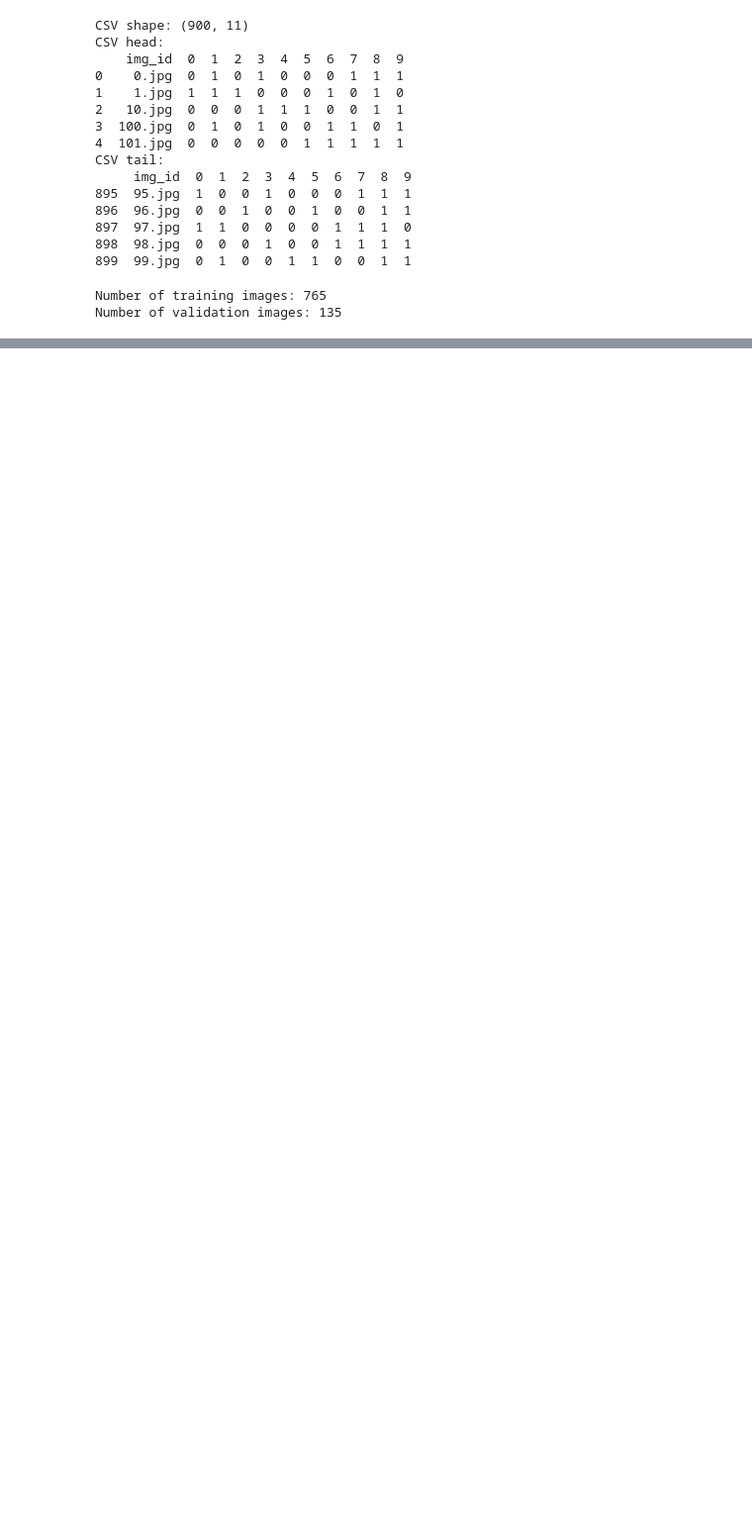
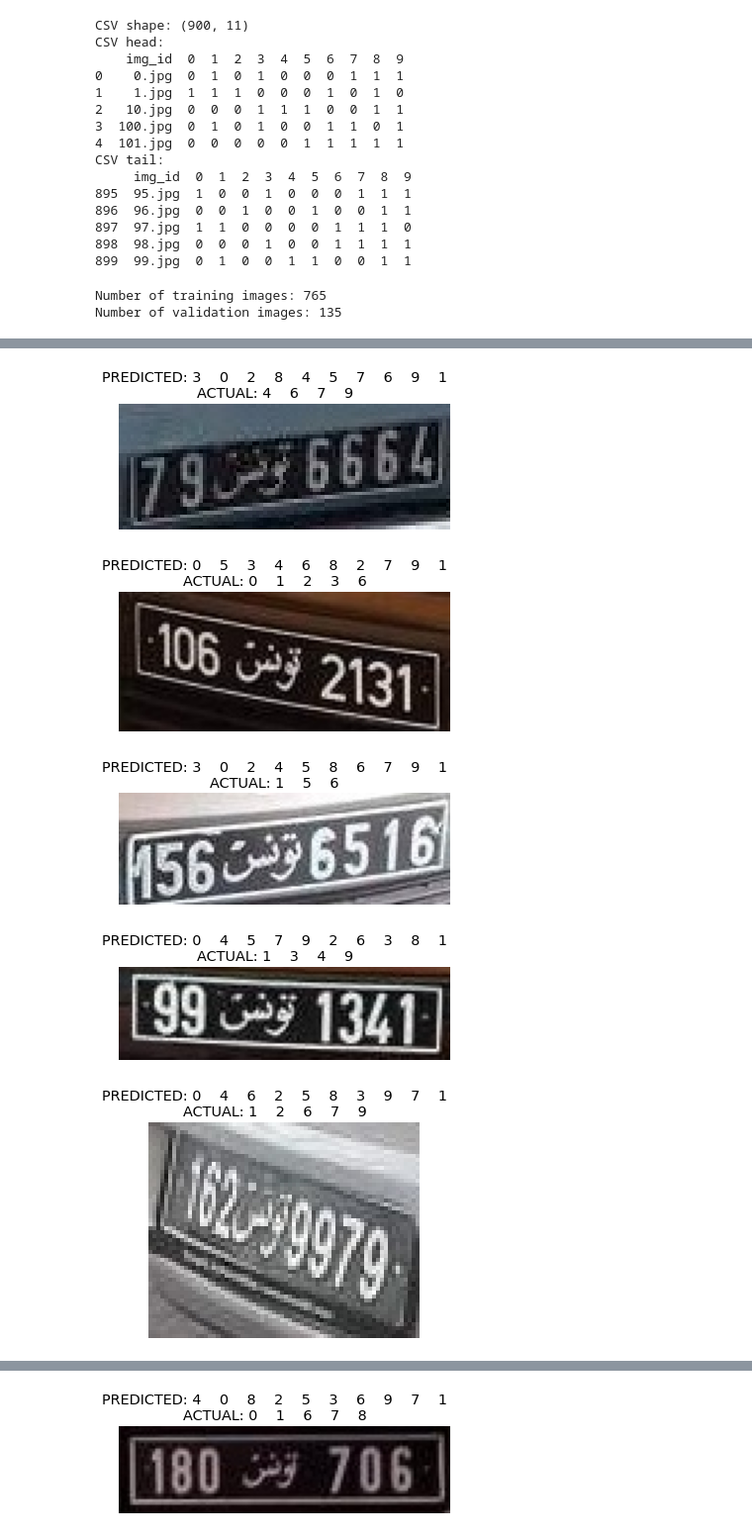
Before and after one commit to Christiand666/DeepLearning, a Jupyter notebook: Opg1_multilabel_classification/main.ipynb, the cells around one changed output, grey strips where cells are left out. Shown at 99% size. Saved outputs shown, nothing was run; the diff lists cells and outputs as text; code cells hidden in the pictures; blank space fills up the shorter version.

```diff
--- a/Opg1_multilabel_classification/main.ipynb
+++ b/Opg1_multilabel_classification/main.ipynb
@@ -391,0 +388,8 @@ plt.show()
+# %%
+# initialize the computation device
+device = torch.device('cuda' if torch.cuda.is_available() else 'cpu')
+#intialize the model
+checkpoint = torch.load('outputs/model.pth')
+# load model weights state_dict
+model.load_state_dict(checkpoint['model_state_dict'])
+model.eval()
@@ -391,0 +414,46 @@ plt.show()
+# %%
+train_csv = pd.read_csv(trainingdatacsvpath)
+numbers = train_csv.columns.values[1:]
+# prepare the test dataset and dataloader
+test_data = CustomImageDataset(
+    train_csv, train=False, test=True
+)
+test_loader = DataLoader(
+    test_data,
+    batch_size=1,
+    shuffle=False
+)
+# %%
+'''
+Prediction
+'''
+for counter, data in enumerate(test_loader):
+    image, target = data['image'].to(device), data['label']
+    # get all the index positions where value == 1
+    target_indices = [i for i in range(len(target[0])) if target[0][i] == 1]
+    # get the predictions by passing the image through the model
+    outputs = model(image)
+    outputs = torch.sigmoid(outputs)
+    outputs = outputs.detach().cpu()
+    sorted_indices = np.argsort(outputs[0])
+    best = sorted_indices[-10:]
+    string_predicted = ''
+    string_actual = ''
+    for i in range(len(best)):
+        string_predicted += f"{numbers[best[i]]}    "
+    for i in range(len(target_indices)):
+        string_actual += f"{numbers[target_indices[i]]}    "
+    image = image.squeeze(0)
+    image = image.detach().cpu().numpy()
+    image = np.transpose(image, (1, 2, 0))
+    plt.imshow(image)
+    plt.axis('off')
+    plt.title(f"PREDICTED: {string_predicted}\nACTUAL: {string_actual}")
+    plt.savefig(f"outputs/inference_{counter}.jpg")
+    plt.show()
+# %% [output]
+[figure, added]
+[figure, added]
+[figure, added]
+[figure, added]
+[figure, added]
@@ -391,0 +462 @@ plt.show()
+[figure, added]
```
Also changed, not shown: parts of 13 cells of this notebook, 15 other files.
